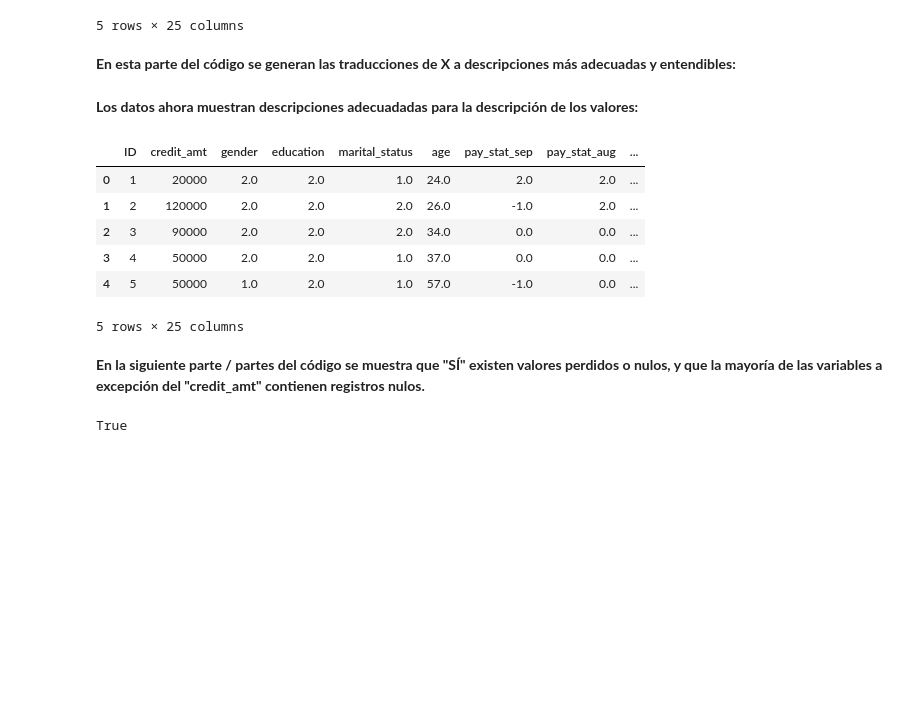
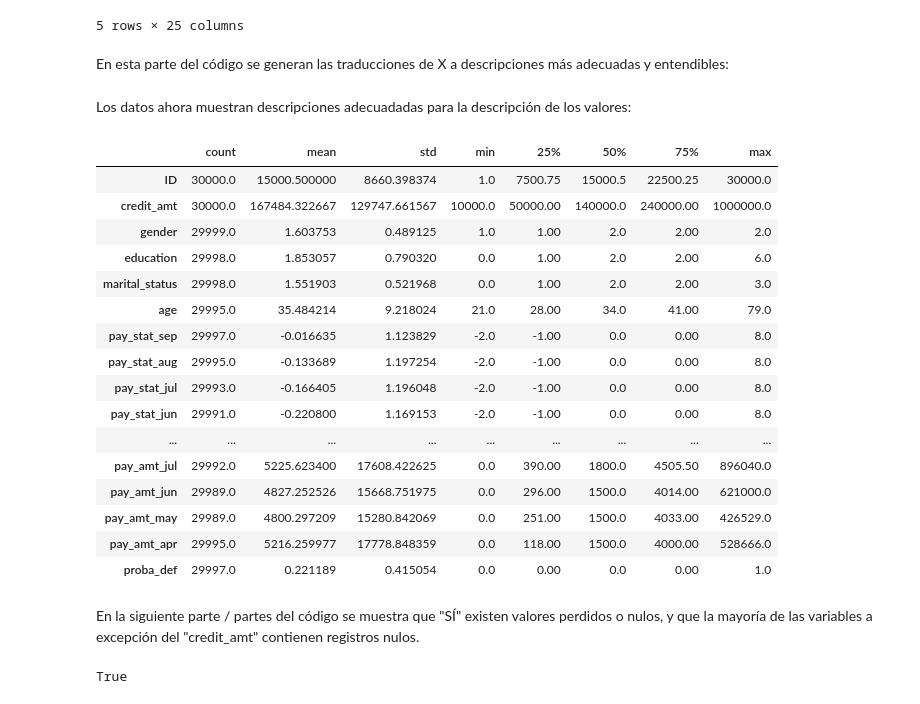
Before and after one commit to PosgradoMNA/actividades-del-projecto-equipo-41, a Jupyter notebook: Semana3_actividad1_Equipo41.ipynb, the cells around one changed output. Cells and saved outputs as stored; diff of their text form; code cells hidden in the pictures; blank space fills up the shorter version.

```diff
--- a/Semana3_actividad1_Equipo41.ipynb
+++ b/Semana3_actividad1_Equipo41.ipynb
@@ -113,7 +115,7 @@ data.head()
 | 4 | 5 | 50000 | 1.0 | 2.0 | 1.0 | 57.0 | -1.0 | 0.0 | -1.0 | 0.0 | ... | ... |
 5 rows × 25 columns
 # %% [markdown]
-**En esta parte del código se generan las traducciones de X a descripciones más adecuadas y entendibles:**
+En esta parte del código se generan las traducciones de X a descripciones más adecuadas y entendibles:
 # %%
 # changing variable names in headers
 
@@ -147,19 +149,29 @@ headers = {
 
 df = data.rename(columns=headers)
 # %% [markdown]
-**Los datos ahora muestran descripciones adecuadadas para la descripción de los valores:**
+Los datos ahora muestran descripciones adecuadadas para la descripción de los valores:
-# %%
-df.head()
-# %% [output]
-|  | ID | credit_amt | gender | education | marital_status | age | pay_stat_sep | pay_stat_aug | ... |
-| 0 | 1 | 20000 | 2.0 | 2.0 | 1.0 | 24.0 | 2.0 | 2.0 | ... |
-| 1 | 2 | 120000 | 2.0 | 2.0 | 2.0 | 26.0 | -1.0 | 2.0 | ... |
-| 2 | 3 | 90000 | 2.0 | 2.0 | 2.0 | 34.0 | 0.0 | 0.0 | ... |
-| 3 | 4 | 50000 | 2.0 | 2.0 | 1.0 | 37.0 | 0.0 | 0.0 | ... |
-| 4 | 5 | 50000 | 1.0 | 2.0 | 1.0 | 57.0 | -1.0 | 0.0 | ... |
-5 rows × 25 columns
+# %%
+df.describe().T
+# %% [output]
+|  | count | mean | std | min | 25% | 50% | 75% | max |
+| ID | 30000.0 | 15000.500000 | 8660.398374 | 1.0 | 7500.75 | 15000.5 | 22500.25 | 30000.0 |
+| credit_amt | 30000.0 | 167484.322667 | 129747.661567 | 10000.0 | 50000.00 | 140000.0 | 240000.00 | 1000000.0 |
+| gender | 29999.0 | 1.603753 | 0.489125 | 1.0 | 1.00 | 2.0 | 2.00 | 2.0 |
+| education | 29998.0 | 1.853057 | 0.790320 | 0.0 | 1.00 | 2.0 | 2.00 | 6.0 |
+| marital_status | 29998.0 | 1.551903 | 0.521968 | 0.0 | 1.00 | 2.0 | 2.00 | 3.0 |
+| age | 29995.0 | 35.484214 | 9.218024 | 21.0 | 28.00 | 34.0 | 41.00 | 79.0 |
+| pay_stat_sep | 29997.0 | -0.016635 | 1.123829 | -2.0 | -1.00 | 0.0 | 0.00 | 8.0 |
+| pay_stat_aug | 29995.0 | -0.133689 | 1.197254 | -2.0 | -1.00 | 0.0 | 0.00 | 8.0 |
+| pay_stat_jul | 29993.0 | -0.166405 | 1.196048 | -2.0 | -1.00 | 0.0 | 0.00 | 8.0 |
+| pay_stat_jun | 29991.0 | -0.220800 | 1.169153 | -2.0 | -1.00 | 0.0 | 0.00 | 8.0 |
+| ... | ... | ... | ... | ... | ... | ... | ... | ... |
+| pay_amt_jul | 29992.0 | 5225.623400 | 17608.422625 | 0.0 | 390.00 | 1800.0 | 4505.50 | 896040.0 |
+| pay_amt_jun | 29989.0 | 4827.252526 | 15668.751975 | 0.0 | 296.00 | 1500.0 | 4014.00 | 621000.0 |
+| pay_amt_may | 29989.0 | 4800.297209 | 15280.842069 | 0.0 | 251.00 | 1500.0 | 4033.00 | 426529.0 |
+| pay_amt_apr | 29995.0 | 5216.259977 | 17778.848359 | 0.0 | 118.00 | 1500.0 | 4000.00 | 528666.0 |
+| proba_def | 29997.0 | 0.221189 | 0.415054 | 0.0 | 0.00 | 0.0 | 0.00 | 1.0 |
 # %% [markdown]
-**En la siguiente parte / partes del código se muestra que "SÍ" existen valores perdidos o nulos, y que la mayoría de las variables a excepción del "credit_amt" contienen registros nulos.**
+En la siguiente parte / partes del código se muestra que "SÍ" existen valores perdidos o nulos, y que la mayoría de las variables a excepción del "credit_amt" contienen registros nulos.
 # %%
 # validación de valores perdidos
 
```
Also changed, not shown: parts of 25 cells of this notebook.
